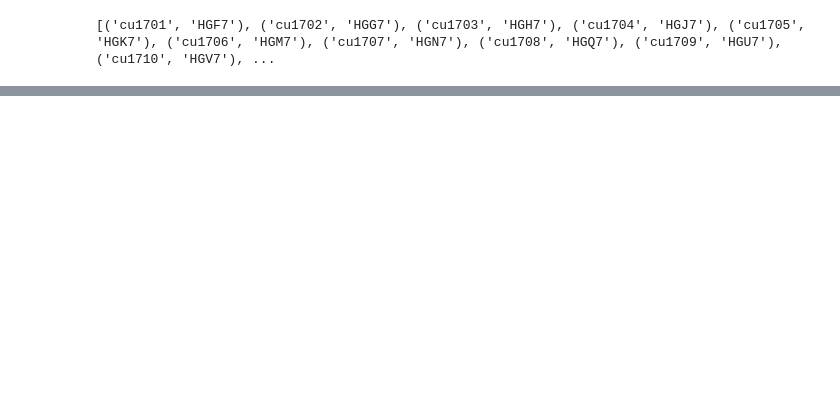
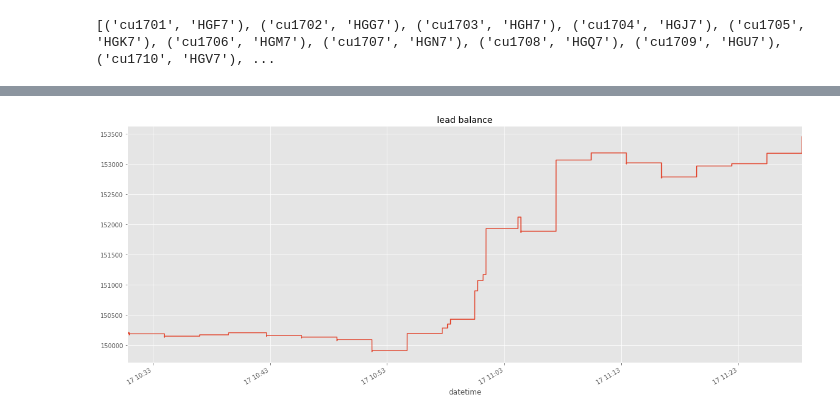
Before and after one commit to ArthurSS/jupyter_scripts, a Jupyter notebook: mongo/cross border arbi.ipynb, the cells around one changed output, grey strips where cells are left out. Cells and saved outputs as stored; diff of their text form; code cells hidden in the pictures; blank space fills up the shorter version.

```diff
--- a/mongo/cross border arbi.ipynb
+++ b/mongo/cross border arbi.ipynb
@@ -125,0 +87,89 @@ AttributeError: 'DataFrame' object has no attribute 'datetime'
+# %%
+# encoding:utf-8
+'''select one database, one collection and some docs '''
+import datetime
+import pymongo
+
+import pandas as pd
+import matplotlib as mpl
+import matplotlib.pyplot as plt
+
+
+mpl.style.use('ggplot')
+
+# select host
+default_client = pymongo.MongoClient('localhost', 27017)
+# select database
+tick_db = default_client['cross_border']
+
+# list used to collect queried documents
+lead_list = []
+hedge_list = []
+
+# date ranges used to construct query condition
+date_list = [datetime.date(2017, 7, 17) + x for x in [
+    datetime.timedelta(days=y) for y in range(1)]
+]
+
+# ######## begin to query data
+for trading_d in date_list:
+    start_datetime1 = datetime.datetime(
+        trading_d.year, trading_d.month, trading_d.day, 9, 0, 0)
+    end_datetime1 = datetime.datetime(
+        trading_d.year, trading_d.month, trading_d.day, 10, 15, 0)
+    start_datetime2 = datetime.datetime(
+        trading_d.year, trading_d.month, trading_d.day, 10, 30, 0)
+    end_datetime2 = datetime.datetime(
+        trading_d.year, trading_d.month, trading_d.day, 11, 30, 0)
+    start_datetime3 = datetime.datetime(
+        trading_d.year, trading_d.month, trading_d.day, 13, 30, 0)
+    end_datetime3 = datetime.datetime(
+        trading_d.year, trading_d.month, trading_d.day, 15, 0, 0)
+
+    query_lead = {
+        '$or':[
+        # {'datetime':{'$gte':start_datetime1, '$lte':end_datetime1}},
+        {'datetime':{'$gte':start_datetime2, '$lte':end_datetime2}},
+        {'datetime':{'$gte':start_datetime3, '$lte':end_datetime3}}
+        ],
+        'accountID':{'$eq': 'DU739656.USD'},
+        'on_account':{'$eq': True}
+    }
+
+    query_hedge = {
+        '$or':[
+        # {'datetime':{'$gte':start_datetime1, '$lte':end_datetime1}},
+        {'datetime':{'$gte':start_datetime2, '$lte':end_datetime2}},
+        {'datetime':{'$gte':start_datetime3, '$lte':end_datetime3}}
+        ],
+        'accountID':{'$eq': '097636'},
+        'on_account':{'$eq': True}
+    }
+
+    # select collection and documents
+    docs_lead = tick_db['SHFECrossBorderCMECopperStrategy'].find(
+        query_lead).sort([('datetime', pymongo.ASCENDING)])
+    lead_list += list(docs_lead)
+
+    # select collection and documents
+    docs_hedge = tick_db['SHFECrossBorderCMECopperStrategy'].find(
+        query_hedge).sort([('datetime', pymongo.ASCENDING)])
+    hedge_list += list(docs_hedge)
+
+# ######## query data ended
+
+# construct the dataframe
+lead_df = pd.DataFrame(lead_list)
+lead_df.index = lead_df.datetime
+
+hedge_df = pd.DataFrame(hedge_list)
+hedge_df.index = hedge_df.datetime
+
+# plot
+lead_df.balance.plot(title=u'lead balance', figsize=[20, 8])
+plt.show()
+
+hedge_df.balance.plot(title=u'hedge balance', figsize=[20, 8])
+plt.show()
+# %% [output]
+[figure, added]
```
Also changed, not shown: parts of 5 cells of this notebook, 2 other files.
